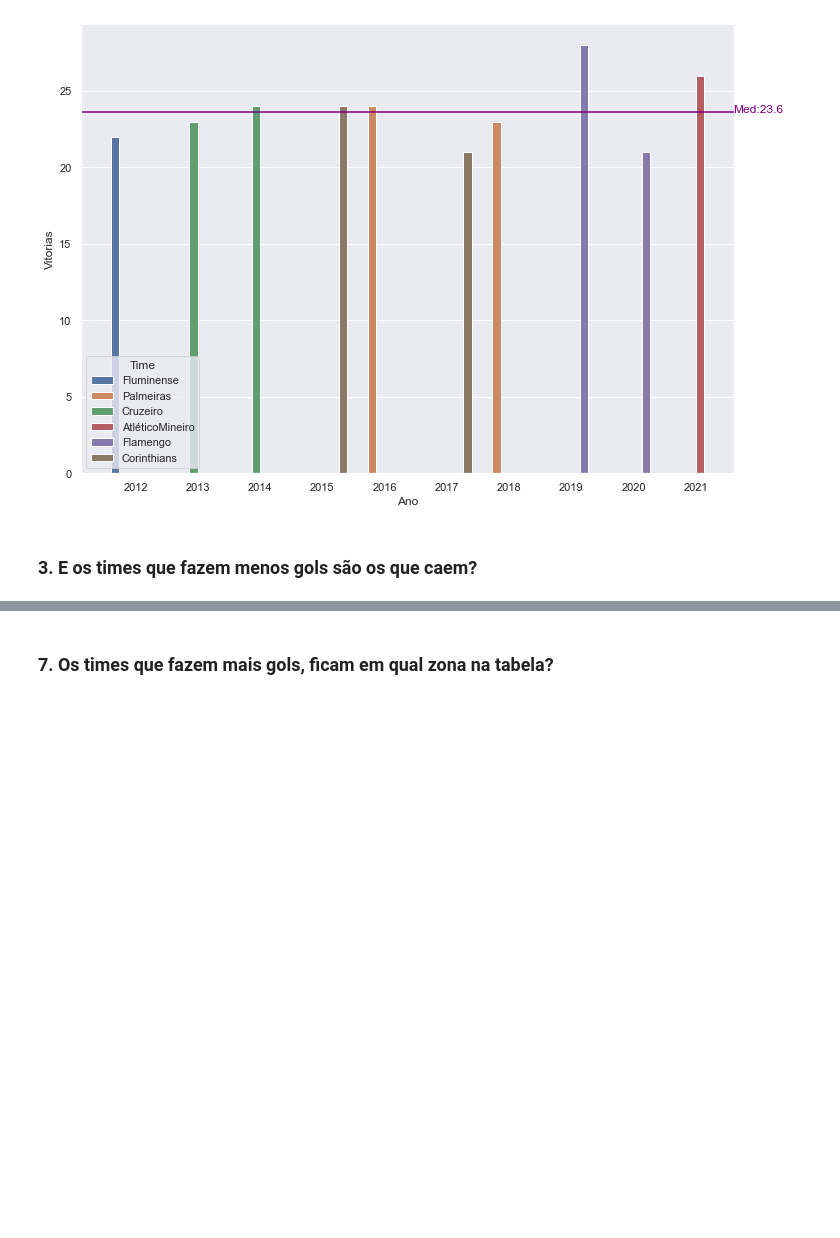
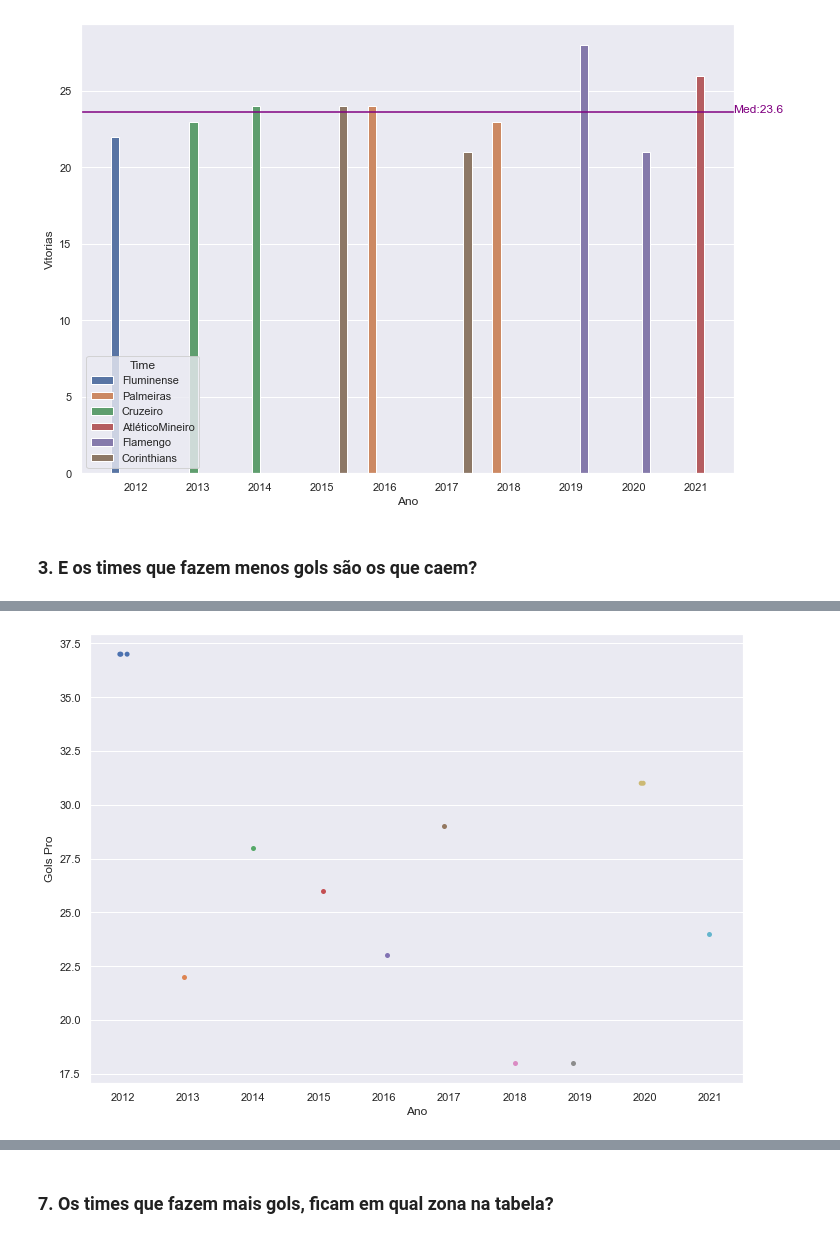
Before and after one commit to bjbomfim/INF1032_AnaliseDeDados_Brasileirao, a Jupyter notebook: primeiraEntrega.ipynb, the cells around one changed output, grey strips where cells are left out. Saved outputs shown, nothing was run; the diff lists cells and outputs as text; code cells hidden in the pictures; blank space fills up the shorter version.

```diff
--- a/primeiraEntrega.ipynb
+++ b/primeiraEntrega.ipynb
@@ -158,0 +157,5 @@ Gols Pro
+# %%
+sns.stripplot(x = 'Ano', y = menosGols['Gols Pro'] ,data=menosGols)
+plt.show()
+# %% [output]
+[figure, added]
```
Also changed, not shown: parts of 14 cells of this notebook.
